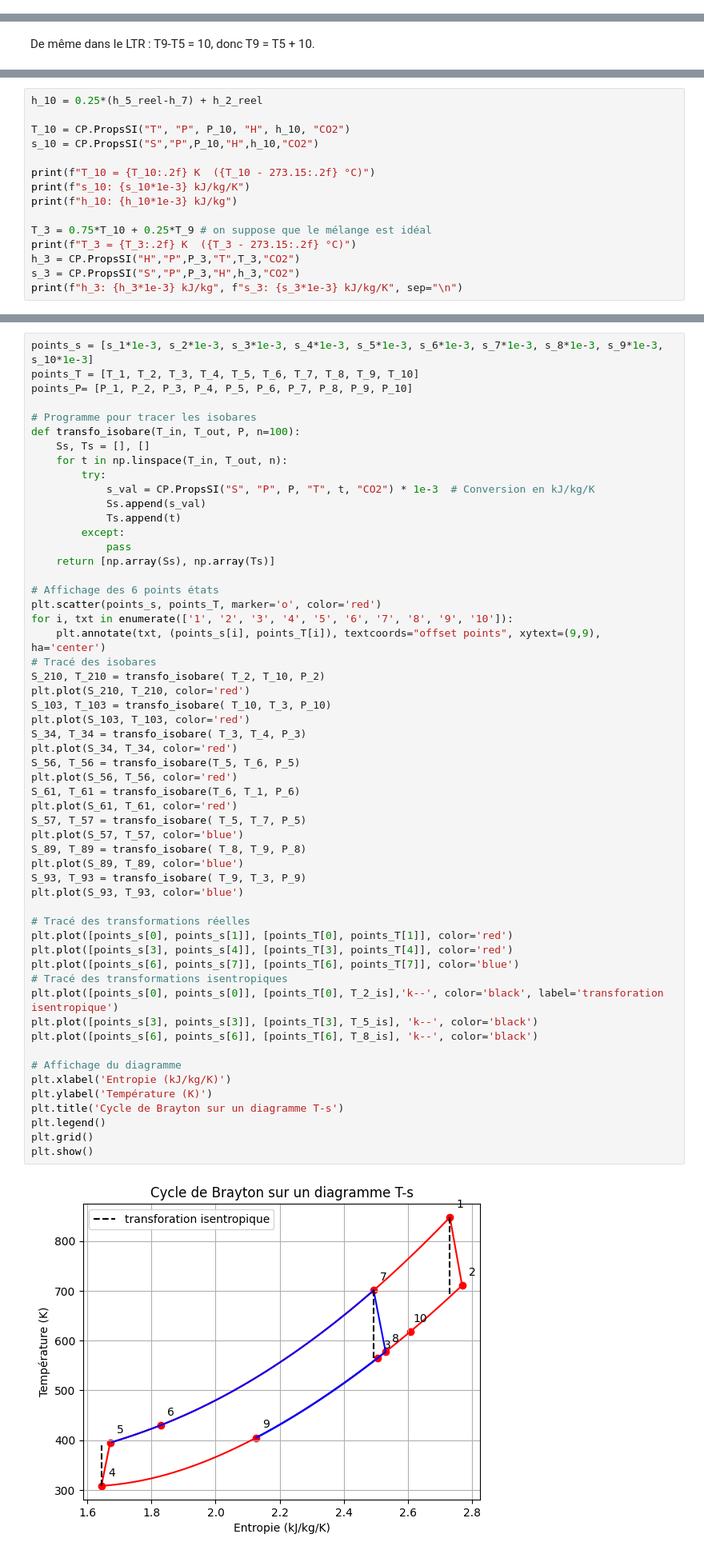
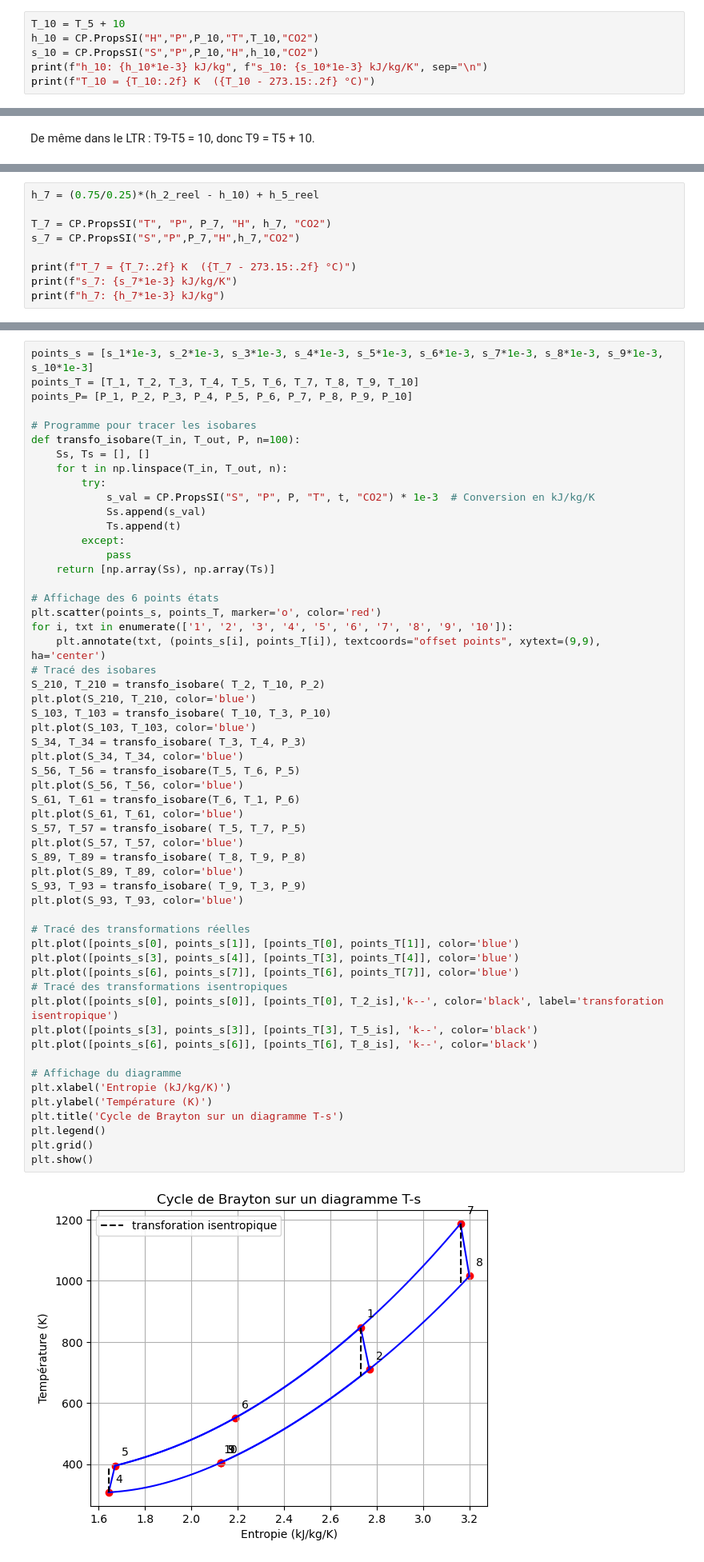
Before and after one commit to noamguillou/Genie-energetique, a Jupyter notebook: projet.ipynb, the cells around one changed output, grey strips where cells are left out. Shown at 80% size. Cells and saved outputs as stored; diff of their text form.

```diff
--- a/projet.ipynb
+++ b/projet.ipynb
@@ -817,0 +862,6 @@ s_7: 2.4927344530591733 kJ/kg/K
+# %%
+T_10 = T_5 + 10
+h_10 = CP.PropsSI("H","P",P_10,"T",T_10,"CO2")
+s_10 = CP.PropsSI("S","P",P_10,"H",h_10,"CO2")
+print(f"h_10: {h_10*1e-3} kJ/kg", f"s_10: {s_10*1e-3} kJ/kg/K", sep="\n")
+print(f"T_10 = {T_10:.2f} K  ({T_10 - 273.15:.2f} °C)")
@@ -833,16 +901,10 @@ Par bilan sur l'échangeur on obtient la relation suivante : qm1(h_7 - h_5) = qm
 # %%
-h_10 = 0.25*(h_5_reel-h_7) + h_2_reel
+h_7 = (0.75/0.25)*(h_2_reel - h_10) + h_5_reel
 
-T_10 = CP.PropsSI("T", "P", P_10, "H", h_10, "CO2")
-s_10 = CP.PropsSI("S","P",P_10,"H",h_10,"CO2")
+T_7 = CP.PropsSI("T", "P", P_7, "H", h_7, "CO2")
+s_7 = CP.PropsSI("S","P",P_7,"H",h_7,"CO2")
 
-print(f"T_10 = {T_10:.2f} K  ({T_10 - 273.15:.2f} °C)")
-print(f"s_10: {s_10*1e-3} kJ/kg/K")
-print(f"h_10: {h_10*1e-3} kJ/kg")
-
-T_3 = 0.75*T_10 + 0.25*T_9 # on suppose que le mélange est idéal
-print(f"T_3 = {T_3:.2f} K  ({T_3 - 273.15:.2f} °C)")
-h_3 = CP.PropsSI("H","P",P_3,"T",T_3,"CO2")
-s_3 = CP.PropsSI("S","P",P_3,"H",h_3,"CO2")
-print(f"h_3: {h_3*1e-3} kJ/kg", f"s_3: {s_3*1e-3} kJ/kg/K", sep="\n")
+print(f"T_7 = {T_7:.2f} K  ({T_7 - 273.15:.2f} °C)")
+print(f"s_7: {s_7*1e-3} kJ/kg/K")
+print(f"h_7: {h_7*1e-3} kJ/kg")
 # %% [output]
@@ -913,41 +973,41 @@ plt.scatter(points_s, points_T, marker='o', color='red')
 for i, txt in enumerate(['1', '2', '3', '4', '5', '6', '7', '8', '9', '10']):
     plt.annotate(txt, (points_s[i], points_T[i]), textcoords="offset points", xytext=(9,9), ha='center')
 # Tracé des isobares
 S_210, T_210 = transfo_isobare( T_2, T_10, P_2)
-plt.plot(S_210, T_210, color='red')
+plt.plot(S_210, T_210, color='blue')
 S_103, T_103 = transfo_isobare( T_10, T_3, P_10)
-plt.plot(S_103, T_103, color='red')
+plt.plot(S_103, T_103, color='blue')
 S_34, T_34 = transfo_isobare( T_3, T_4, P_3)
-plt.plot(S_34, T_34, color='red')
+plt.plot(S_34, T_34, color='blue')
 S_56, T_56 = transfo_isobare(T_5, T_6, P_5)
-plt.plot(S_56, T_56, color='red')
+plt.plot(S_56, T_56, color='blue')
 S_61, T_61 = transfo_isobare(T_6, T_1, P_6)
-plt.plot(S_61, T_61, color='red')
+plt.plot(S_61, T_61, color='blue')
 S_57, T_57 = transfo_isobare( T_5, T_7, P_5)
 plt.plot(S_57, T_57, color='blue')
 S_89, T_89 = transfo_isobare( T_8, T_9, P_8)
 plt.plot(S_89, T_89, color='blue')
 S_93, T_93 = transfo_isobare( T_9, T_3, P_9)
 plt.plot(S_93, T_93, color='blue')
 
 # Tracé des transformations réelles
-plt.plot([points_s[0], points_s[1]], [points_T[0], points_T[1]], color='red')
-plt.plot([points_s[3], points_s[4]], [points_T[3], points_T[4]], color='red')
+plt.plot([points_s[0], points_s[1]], [points_T[0], points_T[1]], color='blue')
+plt.plot([points_s[3], points_s[4]], [points_T[3], points_T[4]], color='blue')
 plt.plot([points_s[6], points_s[7]], [points_T[6], points_T[7]], color='blue')
 # Tracé des transformations isentropiques
 plt.plot([points_s[0], points_s[0]], [points_T[0], T_2_is],'k--', color='black', label='transforation isentropique')
 plt.plot([points_s[3], points_s[3]], [points_T[3], T_5_is], 'k--', color='black')
 plt.plot([points_s[6], points_s[6]], [points_T[6], T_8_is], 'k--', color='black')
 
 # Affichage du diagramme
 plt.xlabel('Entropie (kJ/kg/K)')
 plt.ylabel('Température (K)')
 plt.title('Cycle de Brayton sur un diagramme T-s')
 plt.legend()
 plt.grid()
 plt.show()
 # %% [output]
-[figure, old version]
+[figure, new version]
 # %% [markdown]
 *$\textbf{Q-4.2 :}$ Faire les bilans des différents composants (tableau 8) et recalculer les débits requis, rendements énergétique et exergétique, puissance thermique transférée et efficacité dans les échangeurs HTR et LTR.*
 # %% [markdown]
```
Also changed, not shown: parts of 35 cells of this notebook.
